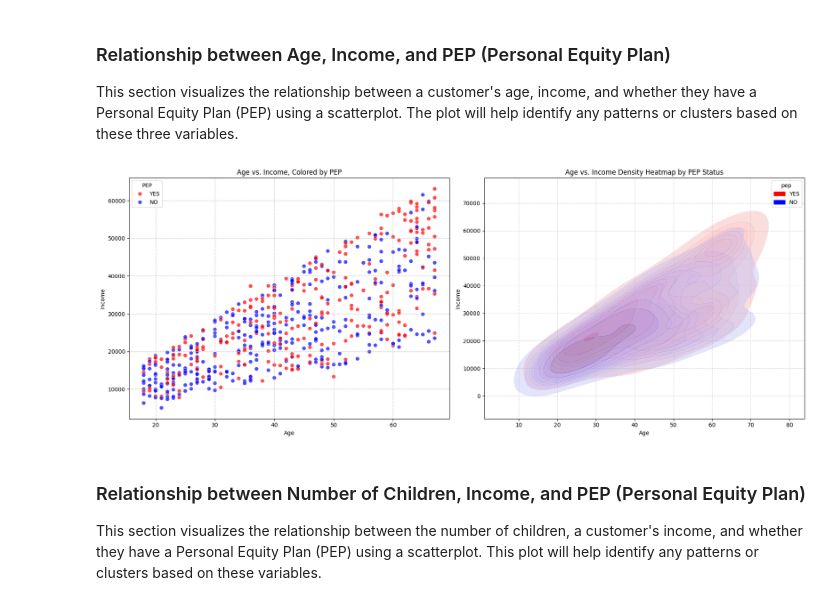
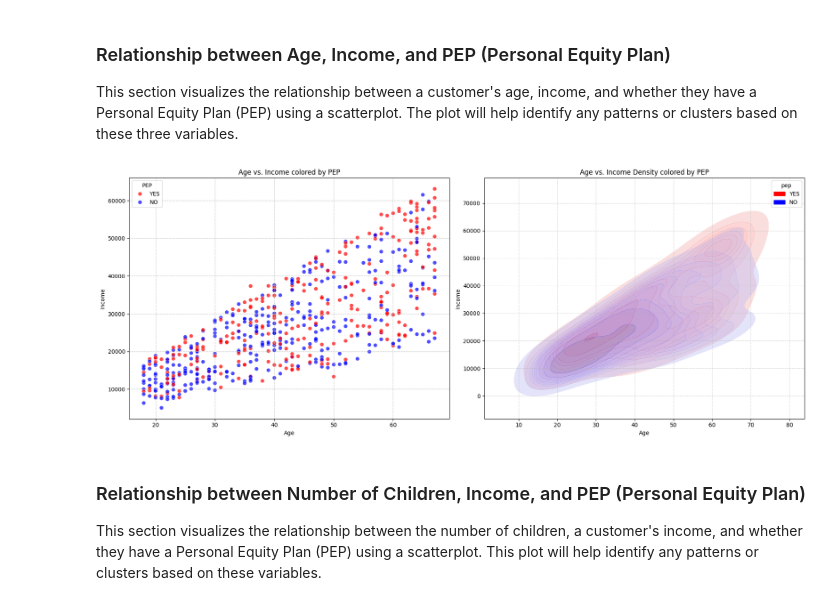
Before and after one commit to matteogolfarelli/DataCentricAI, a Jupyter notebook: Data Understanding/Statistical_Summary - Bivariate.ipynb, the cells around one changed output. Saved outputs shown, nothing was run; the diff lists cells and outputs as text; code cells hidden in the pictures.

```diff
--- a/Data Understanding/Statistical_Summary - Bivariate.ipynb
+++ b/Data Understanding/Statistical_Summary - Bivariate.ipynb
@@ -62,32 +62,32 @@ This section visualizes the relationship between a customer's age, income, and w
 # %%
 import matplotlib.pyplot as plt
 import seaborn as sns
 
 # Define a custom palette for the 'pep' variable
 pep_palette = {'YES': 'red', 'NO': 'blue'}
 
 # Create a side-by-side subplot
 fig, axes = plt.subplots(1, 2, figsize=(18, 7))
 
 # Left subplot: Original Scatterplot
 sns.scatterplot(data=df, x='age', y='income', hue='pep', palette=pep_palette, s=50, alpha=0.7, ax=axes[0])
-axes[0].set_title('Age vs. Income, Colored by PEP')
+axes[0].set_title('Age vs. Income colored by PEP')
 axes[0].set_xlabel('Age')
 axes[0].set_ylabel('Income')
 axes[0].grid(True, linestyle='--', alpha=0.7)
 axes[0].legend(title='PEP')
 
 # Right subplot: Overlaid 2D Density Heatmap split by PEP status
 sns.kdeplot(data=df, x='age', y='income', hue='pep', palette=pep_palette, fill=True, alpha=0.4, levels=10, ax=axes[1])
-axes[1].set_title('Age vs. Income Density Heatmap by PEP Status')
+axes[1].set_title('Age vs. Income Density colored by PEP')
 axes[1].set_xlabel('Age')
 axes[1].set_ylabel('Income')
 axes[1].grid(True, linestyle='--', alpha=0.5)
 
 plt.tight_layout()
 plt.show()
 # %% [output]
-[figure, old version]
+[figure, new version]
 # %% [markdown]
 ### Relationship between Number of Children, Income, and PEP (Personal Equity Plan)
 
```
